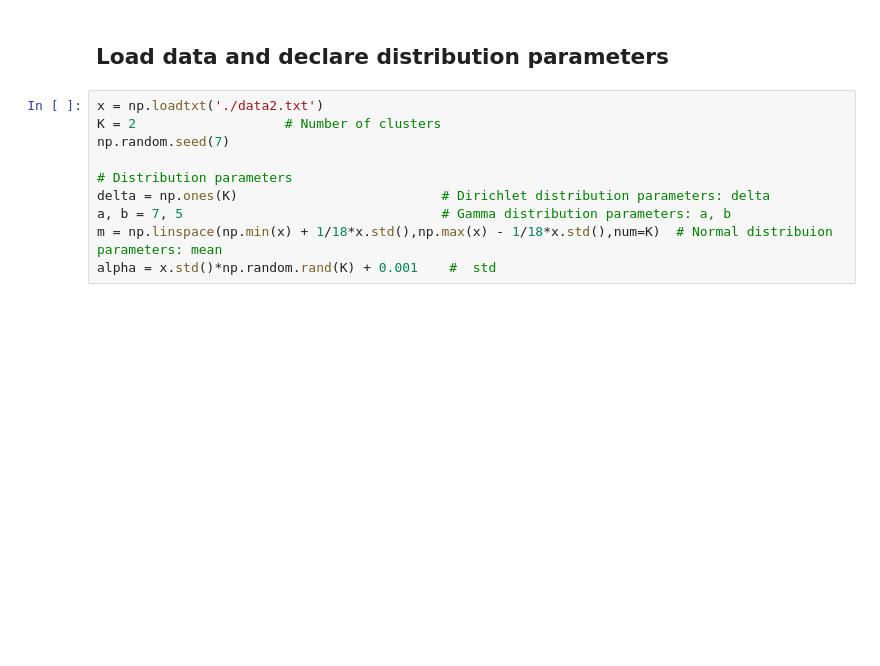
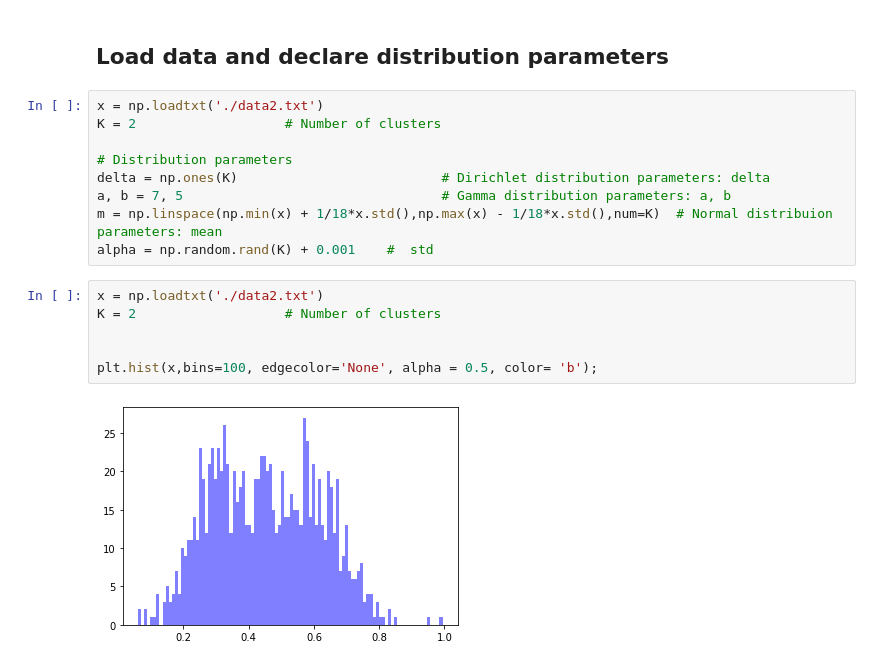
Before and after one commit to emarazz/siml_2019, a Jupyter notebook: H3/hw3.ipynb, the cells around one changed output. Saved outputs shown, nothing was run; the diff lists cells and outputs as text; blank space fills up the shorter version.

```diff
--- a/H3/hw3.ipynb
+++ b/H3/hw3.ipynb
@@ -178,10 +178,17 @@ The accuracy of the EM Algorithm is 0.765
 # %%
 x = np.loadtxt('./data2.txt')
 K = 2                   # Number of clusters
-np.random.seed(7)
 
 # Distribution parameters
 delta = np.ones(K)                          # Dirichlet distribution parameters: delta
 a, b = 7, 5                                 # Gamma distribution parameters: a, b
 m = np.linspace(np.min(x) + 1/18*x.std(),np.max(x) - 1/18*x.std(),num=K)  # Normal distribuion parameters: mean
-alpha = x.std()*np.random.rand(K) + 0.001    #  std
+alpha = np.random.rand(K) + 0.001    #  std
+# %%
+x = np.loadtxt('./data2.txt')
+K = 2                   # Number of clusters
+
+
+plt.hist(x,bins=100, edgecolor='None', alpha = 0.5, color= 'b');
+# %% [output]
+[figure, added]
```
Also changed, not shown: parts of 11 cells of this notebook, 3 other files.
